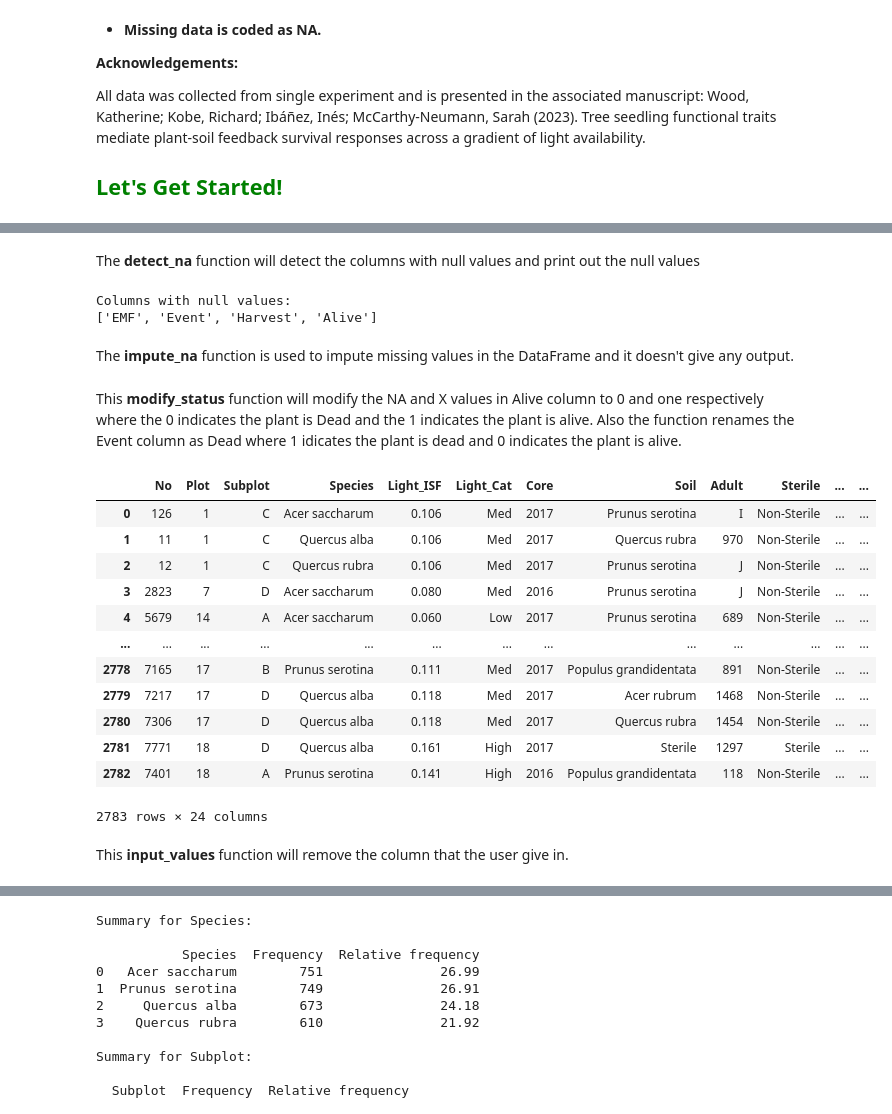
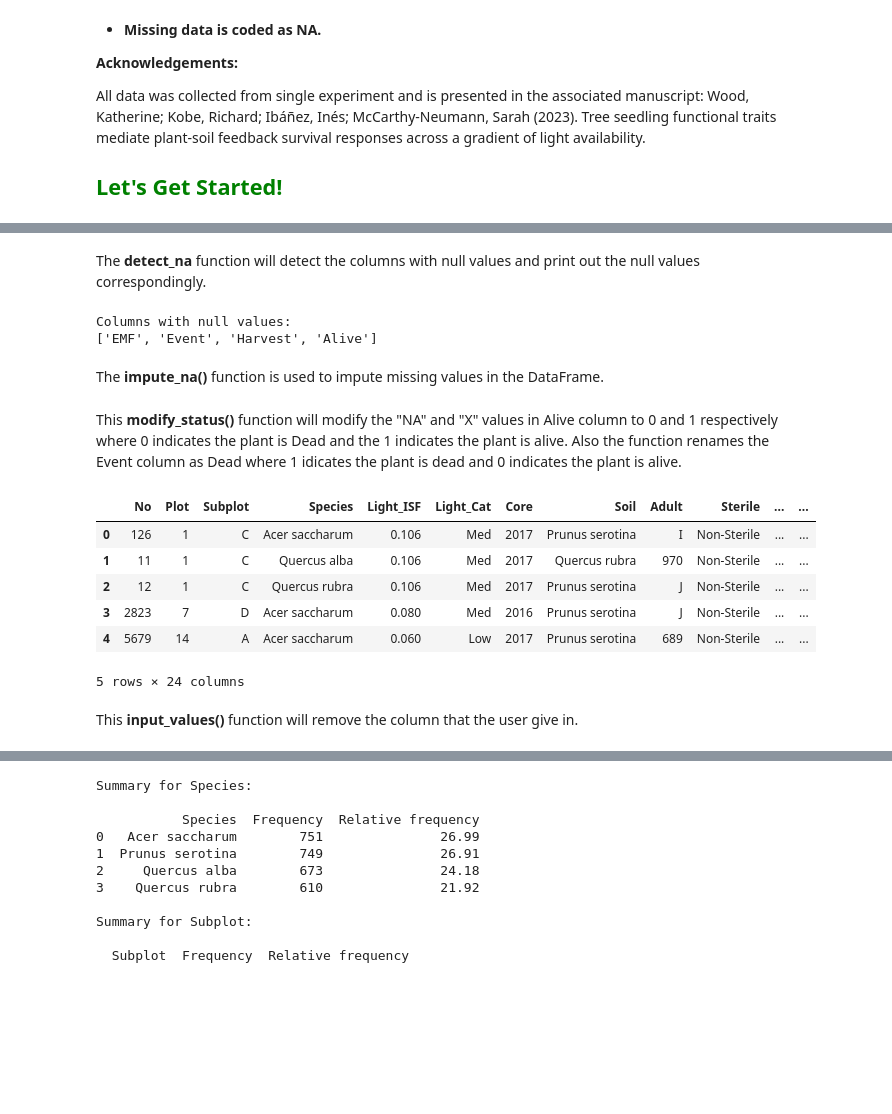
Before and after one commit to fedighanmi/Tree_Survival_Project, a Jupyter notebook: example/example_notebook.ipynb, the cells around one changed output, grey strips where cells are left out. Saved outputs shown, nothing was run; the diff lists cells and outputs as text; code cells hidden in the pictures; blank space fills up the shorter version.

```diff
--- a/example/example_notebook.ipynb
+++ b/example/example_notebook.ipynb
@@ -148,5 +80,5 @@ preprocess.normalize_data(["Lignin", "AMF"])
 
 tree_cleaner = cln.TreeDataCleaner(df)
 # %% [markdown]
-The **detect_na** function will detect the columns with null values and print out the null values
+The **detect_na** function will detect the columns with null values and print out the null values correspondingly.
 # %%
@@ -157,5 +89,5 @@ tree_cleaner.detect_na()
 Columns with null values:
 ['EMF', 'Event', 'Harvest', 'Alive']
 # %% [markdown]
-The **impute_na** function is used to impute missing values in the DataFrame and it doesn't give any output.
+The **impute_na()** function is used to impute missing values in the DataFrame.
 # %%
@@ -162,24 +97,18 @@ The **impute_na** function is used to impute missing values in the DataFrame and
 tree_cleaner.impute_na()
 # %% [markdown]
-This **modify_status** function will modify the NA and X values in Alive column to 0 and one respectively where the 0 indicates the plant is Dead and the 1 indicates the plant is alive. Also the function renames the Event column as Dead where 1 idicates the plant is dead and 0 indicates the plant is alive.
+This **modify_status()** function will modify the "NA" and "X" values in Alive column to 0 and 1 respectively where 0 indicates the plant is Dead and the 1 indicates the plant is alive. Also the function renames the Event column as Dead where 1 idicates the plant is dead and 0 indicates the plant is alive.
 # %%
 # The values in the Alive coulmn is now set to 0's and 1's and also the column Event is now set to Dead
 
-tree_cleaner.modify_status()
+tree_cleaner.modify_status().head()
 # %% [output]
 |  | No | Plot | Subplot | Species | Light_ISF | Light_Cat | Core | Soil | Adult | Sterile | ... | ... |
 | 0 | 126 | 1 | C | Acer saccharum | 0.106 | Med | 2017 | Prunus serotina | I | Non-Sterile | ... | ... |
 | 1 | 11 | 1 | C | Quercus alba | 0.106 | Med | 2017 | Quercus rubra | 970 | Non-Sterile | ... | ... |
 | 2 | 12 | 1 | C | Quercus rubra | 0.106 | Med | 2017 | Prunus serotina | J | Non-Sterile | ... | ... |
 | 3 | 2823 | 7 | D | Acer saccharum | 0.080 | Med | 2016 | Prunus serotina | J | Non-Sterile | ... | ... |
 | 4 | 5679 | 14 | A | Acer saccharum | 0.060 | Low | 2017 | Prunus serotina | 689 | Non-Sterile | ... | ... |
-| ... | ... | ... | ... | ... | ... | ... | ... | ... | ... | ... | ... | ... |
-| 2778 | 7165 | 17 | B | Prunus serotina | 0.111 | Med | 2017 | Populus grandidentata | 891 | Non-Sterile | ... | ... |
-| 2779 | 7217 | 17 | D | Quercus alba | 0.118 | Med | 2017 | Acer rubrum | 1468 | Non-Sterile | ... | ... |
-| 2780 | 7306 | 17 | D | Quercus alba | 0.118 | Med | 2017 | Quercus rubra | 1454 | Non-Sterile | ... | ... |
-| 2781 | 7771 | 18 | D | Quercus alba | 0.161 | High | 2017 | Sterile | 1297 | Sterile | ... | ... |
-| 2782 | 7401 | 18 | A | Prunus serotina | 0.141 | High | 2016 | Populus grandidentata | 118 | Non-Sterile | ... | ... |
-2783 rows × 24 columns
+5 rows × 24 columns
 # %% [markdown]
-This **input_values** function will remove the column that the user give in.
+This **input_values()** function will remove the column that the user give in.
 # %%
```
Also changed, not shown: parts of 29 cells of this notebook.
